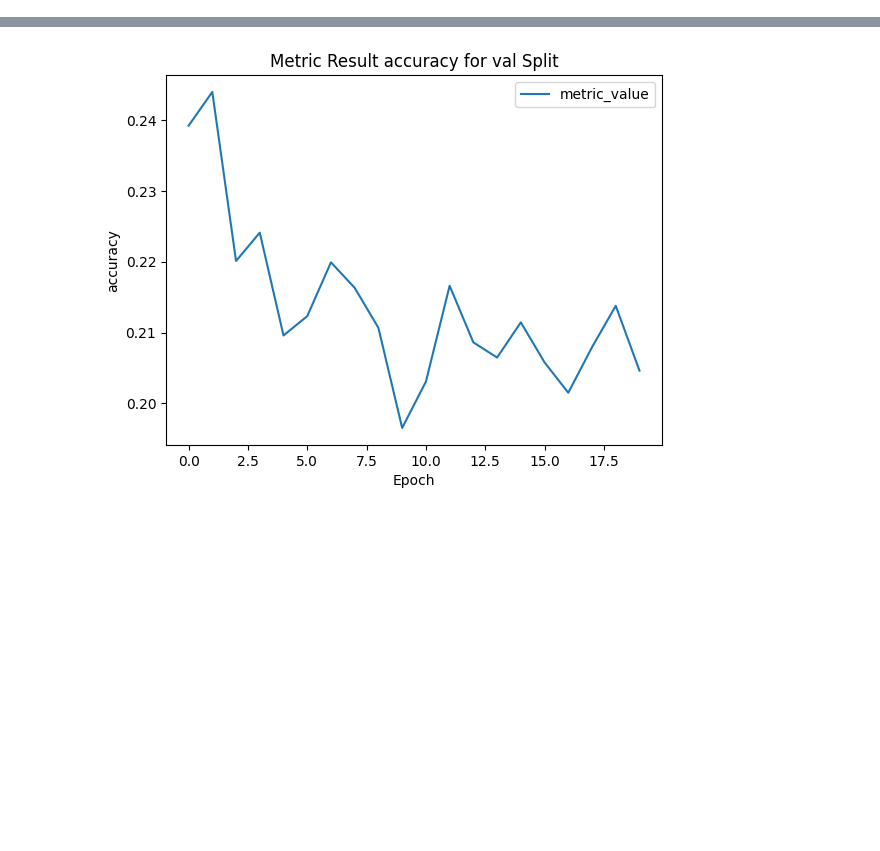
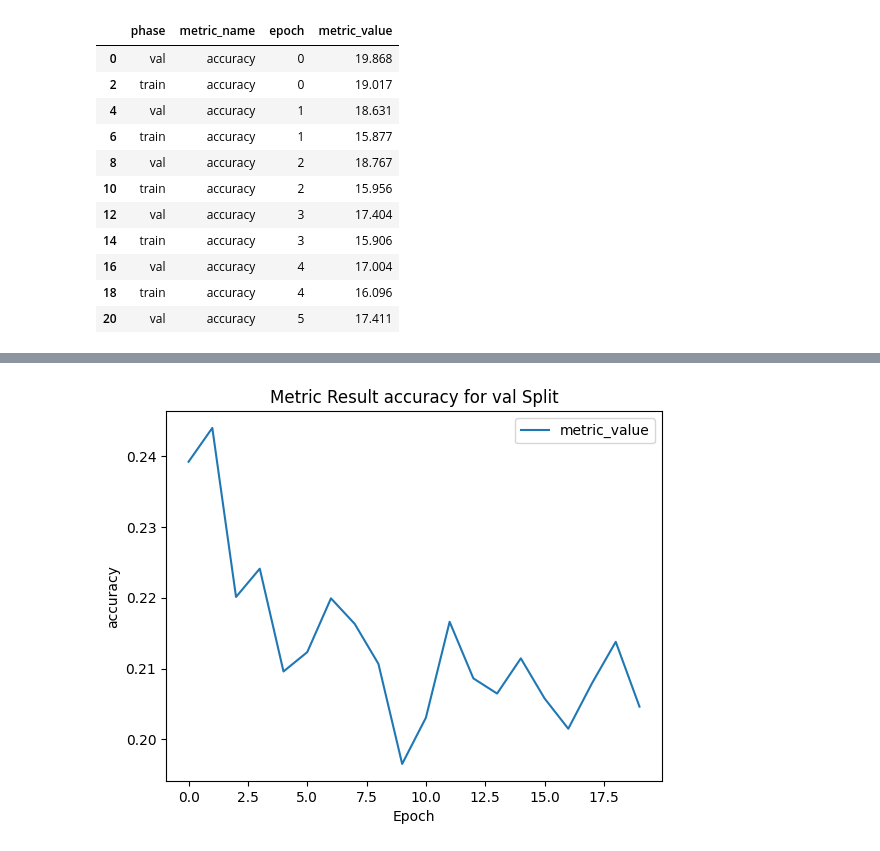
Before and after one commit to Adam-Torek/Renaissance-WAC, a Jupyter notebook: results_viewer.ipynb, the cells around one changed output, grey strips where cells are left out. Saved outputs shown, nothing was run; the diff lists cells and outputs as text; code cells hidden in the pictures; blank space fills up the shorter version.

```diff
--- a/results_viewer.ipynb
+++ b/results_viewer.ipynb
@@ -17,4 +21,19 @@ def plot_test_results(test_df):
             plt.ylabel(metric_name)
             plt.title(f"Metric Result {metric_name} for {phase} Split")
             plt.show()
+# %%
+wac_embedding_results[wac_embedding_results["metric_name"] == "accuracy"]
+# %% [output]
+|  | phase | metric_name | epoch | metric_value |
+| 0 | val | accuracy | 0 | 19.868 |
+| 2 | train | accuracy | 0 | 19.017 |
+| 4 | val | accuracy | 1 | 18.631 |
+| 6 | train | accuracy | 1 | 15.877 |
+| 8 | val | accuracy | 2 | 18.767 |
+| 10 | train | accuracy | 2 | 15.956 |
+| 12 | val | accuracy | 3 | 17.404 |
+| 14 | train | accuracy | 3 | 15.906 |
+| 16 | val | accuracy | 4 | 17.004 |
+| 18 | train | accuracy | 4 | 16.096 |
+| 20 | val | accuracy | 5 | 17.411 |
 # %%
```
Also changed, not shown: parts of 5 cells of this notebook.
